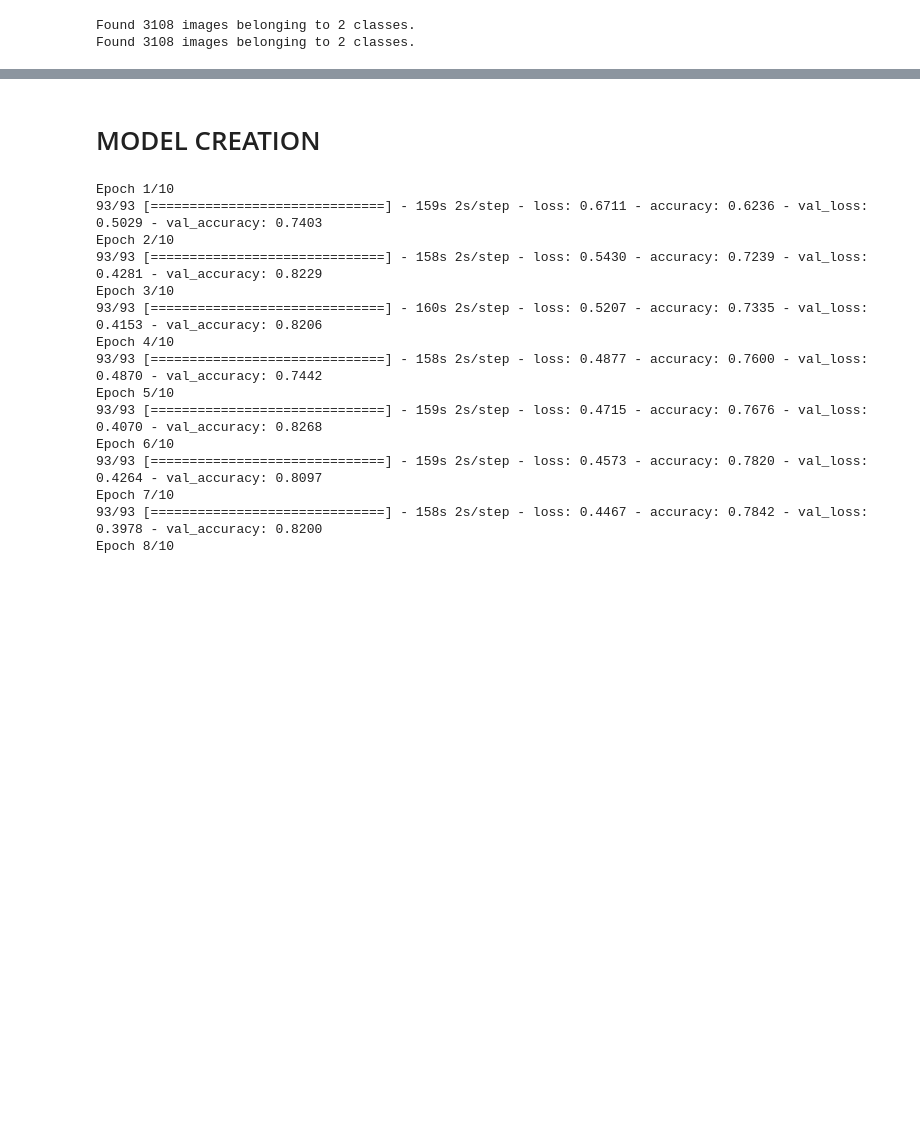
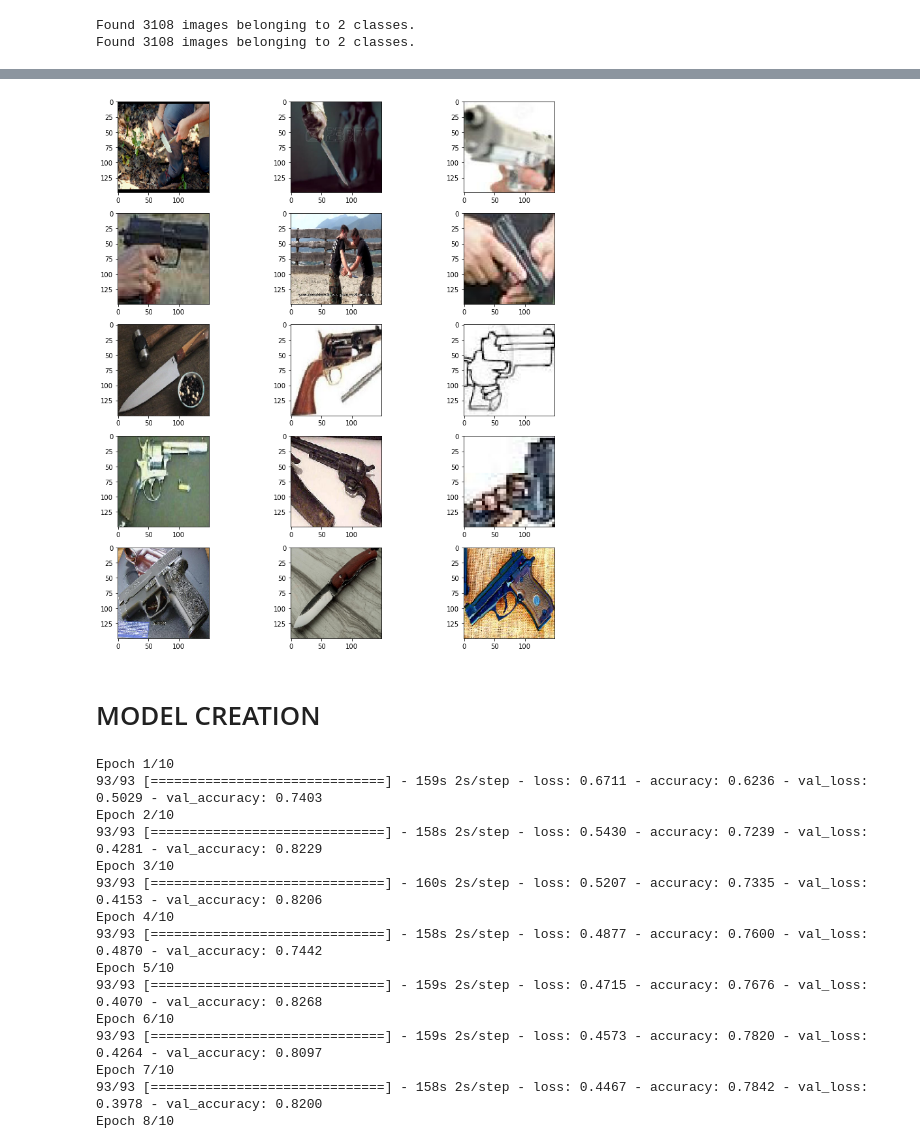
Before and after one commit to cetiners/gun_detector, a Jupyter notebook: ogibranch.ipynb, the cells around one changed output, grey strips where cells are left out. Drawn from its saved outputs; the diff is of its cells as text; code cells hidden in the pictures; blank space fills up the shorter version.

```diff
--- a/ogibranch.ipynb
+++ b/ogibranch.ipynb
@@ -102,3 +106,7 @@ Found 3108 images belonging to 2 classes.
+# %%
+sample_print(test_set)
+# %% [output]
+[figure, added]
 # %% [markdown]
 # MODEL CREATION
 # %%
```
Also changed, not shown: parts of 8 cells of this notebook.
